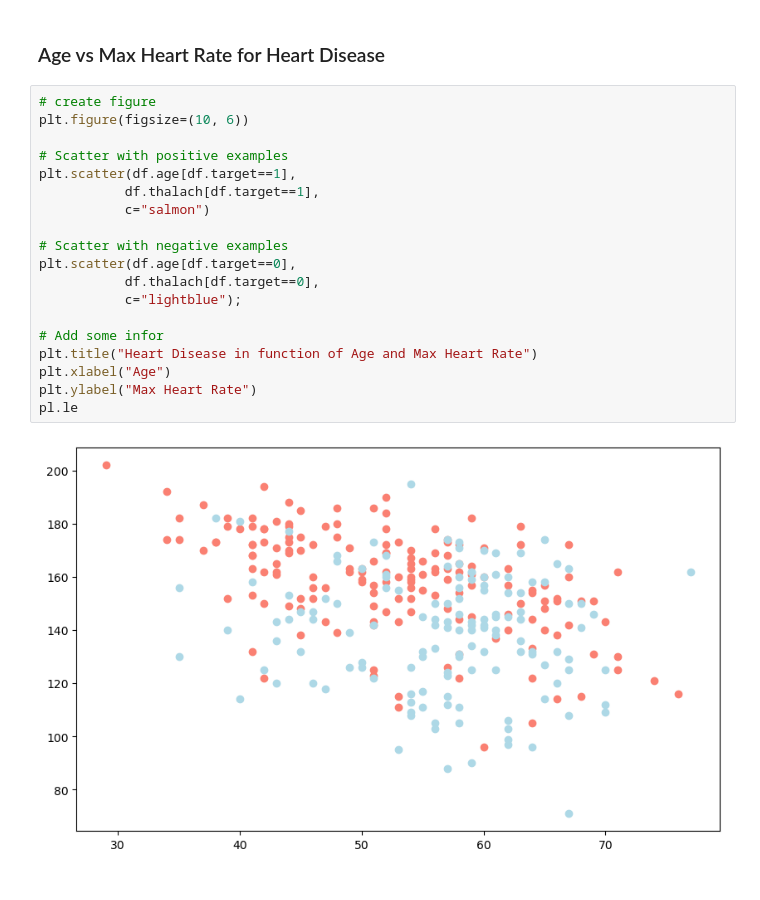
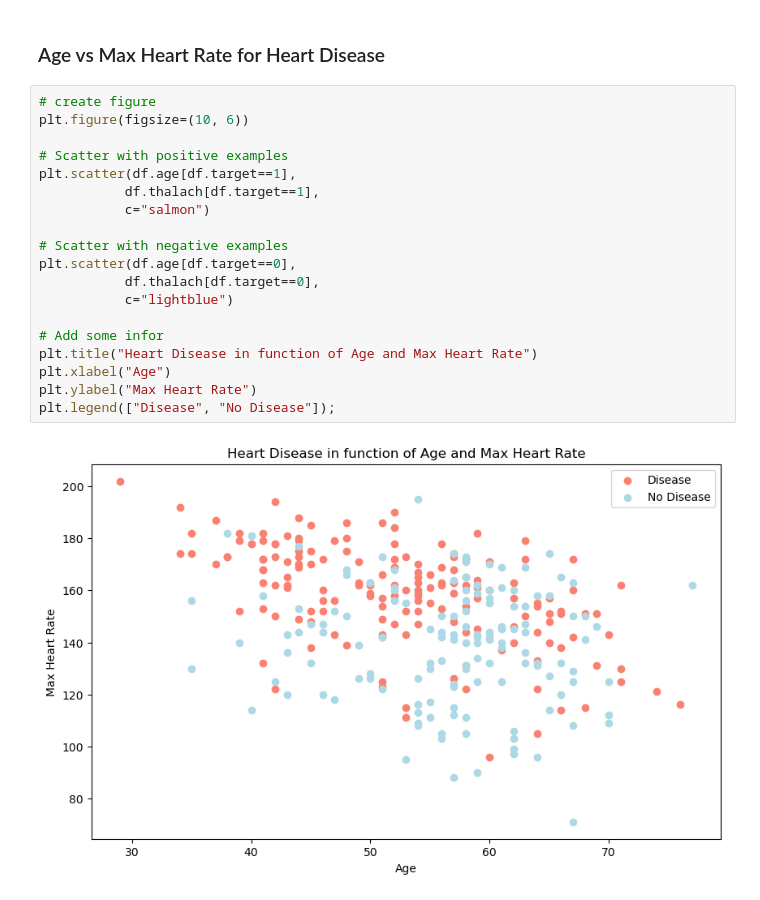
Before and after one commit to GoldenEye37/heart-disease-project, a Jupyter notebook: end-to-end-heart-disease-classification.ipynb, the cells around one changed output. Drawn from its saved outputs; the diff is of its cells as text.

```diff
--- a/end-to-end-heart-disease-classification.ipynb
+++ b/end-to-end-heart-disease-classification.ipynb
@@ -204,21 +204,21 @@ df.head()
 # %%
 # create figure
 plt.figure(figsize=(10, 6))
 
 # Scatter with positive examples
 plt.scatter(df.age[df.target==1],
            df.thalach[df.target==1],
            c="salmon")
 
 # Scatter with negative examples
 plt.scatter(df.age[df.target==0],
            df.thalach[df.target==0],
-           c="lightblue");
+           c="lightblue")
 
 # Add some infor
 plt.title("Heart Disease in function of Age and Max Heart Rate")
 plt.xlabel("Age")
 plt.ylabel("Max Heart Rate")
-pl.le
+plt.legend(["Disease", "No Disease"]);
 # %% [output]
-[figure, old version]
+[figure, new version]
```
Also changed, not shown: parts of 4 cells of this notebook.
